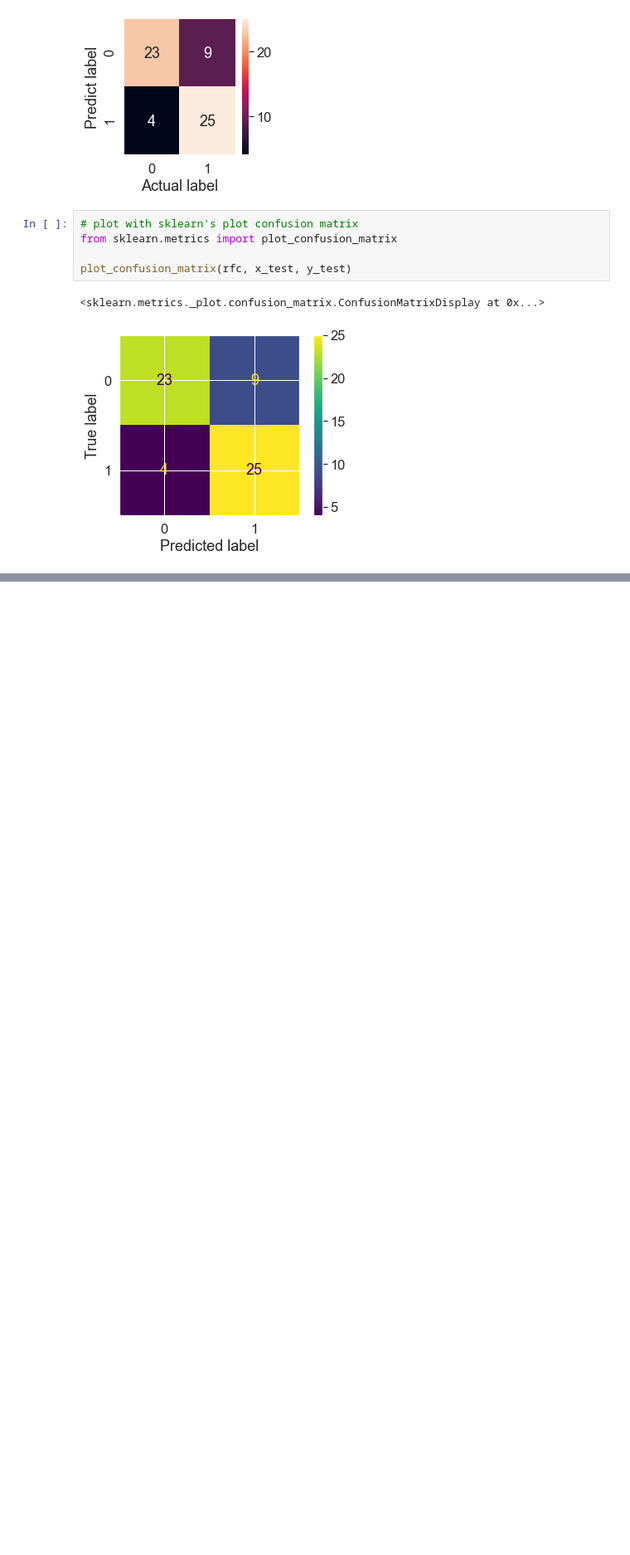
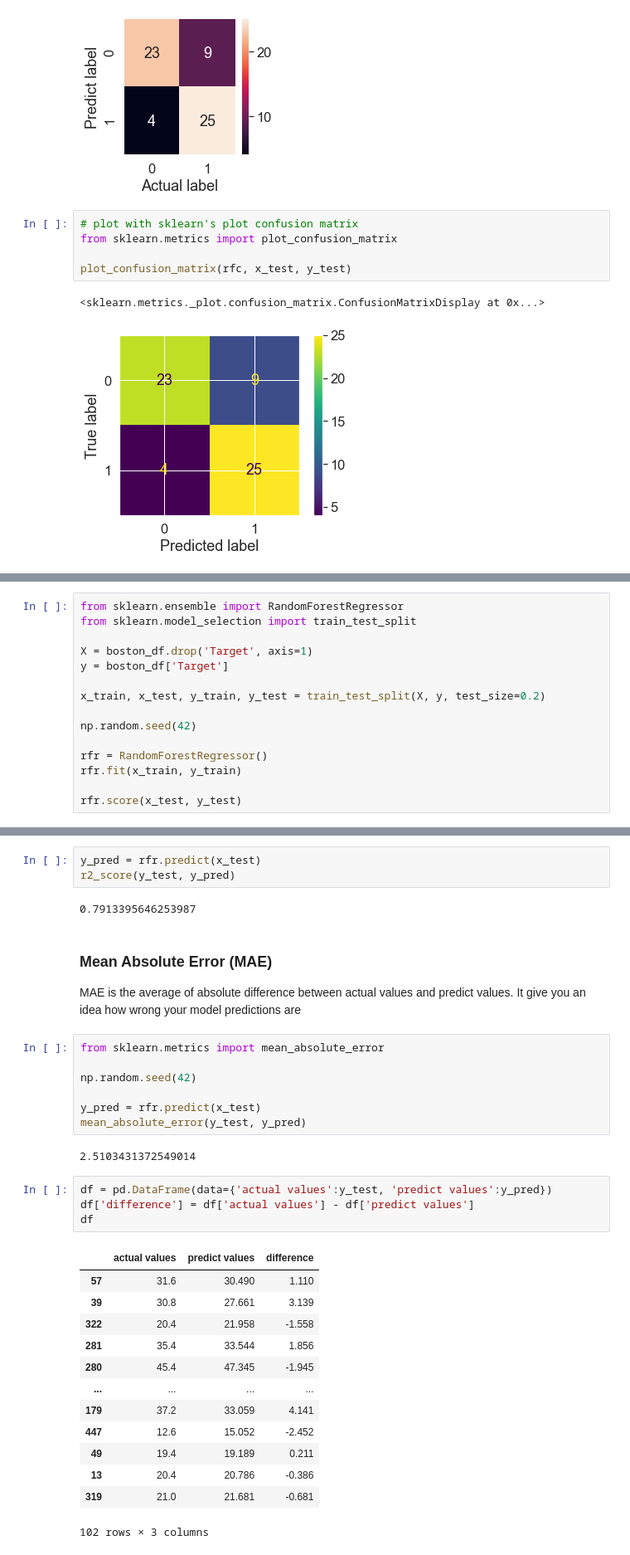
Before and after one commit to tomneo2004/Machine-Learning-Practice, a Jupyter notebook: Scikit-Learn/Introduction-to-scikit-learn.ipynb, the cells around one changed output, grey strips where cells are left out. Shown: that part at 83% size. Drawn from its saved outputs; the diff is of its cells as text; blank space fills up the shorter version.

Commit message:
Regression model evaluation

```diff
--- a/Scikit-Learn/Introduction-to-scikit-learn.ipynb
+++ b/Scikit-Learn/Introduction-to-scikit-learn.ipynb
@@ -1388,0 +1426,15 @@ plot_confusion_matrix(rfc, x_test, y_test)
+# %%
+from sklearn.ensemble import RandomForestRegressor
+from sklearn.model_selection import train_test_split
+
+X = boston_df.drop('Target', axis=1)
+y = boston_df['Target']
+
+x_train, x_test, y_train, y_test = train_test_split(X, y, test_size=0.2)
+
+np.random.seed(42)
+
+rfr = RandomForestRegressor()
+rfr.fit(x_train, y_train)
+
+rfr.score(x_test, y_test)
@@ -1388,0 +1475,36 @@ plot_confusion_matrix(rfc, x_test, y_test)
+# %%
+y_pred = rfr.predict(x_test)
+r2_score(y_test, y_pred)
+# %% [output]
+0.7913395646253987
+# %% [markdown]
+### Mean Absolute Error (MAE)
+
+MAE is the average of absolute difference between actual values and predict values. It give you an idea how wrong your model predictions are
+# %%
+from sklearn.metrics import mean_absolute_error
+
+np.random.seed(42)
+
+y_pred = rfr.predict(x_test)
+mean_absolute_error(y_test, y_pred)
+# %% [output]
+2.5103431372549014
+# %%
+df = pd.DataFrame(data={'actual values':y_test, 'predict values':y_pred})
+df['difference'] = df['actual values'] - df['predict values']
+df
+# %% [output]
+|  | actual values | predict values | difference |
+| 57 | 31.6 | 30.490 | 1.110 |
+| 39 | 30.8 | 27.661 | 3.139 |
+| 322 | 20.4 | 21.958 | -1.558 |
+| 281 | 35.4 | 33.544 | 1.856 |
+| 280 | 45.4 | 47.345 | -1.945 |
+| ... | ... | ... | ... |
+| 179 | 37.2 | 33.059 | 4.141 |
+| 447 | 12.6 | 15.052 | -2.452 |
+| 49 | 19.4 | 19.189 | 0.211 |
+| 13 | 20.4 | 20.786 | -0.386 |
+| 319 | 21.0 | 21.681 | -0.681 |
+102 rows × 3 columns
```
Also changed, not shown: parts of 25 cells of this notebook, 1 other file.
